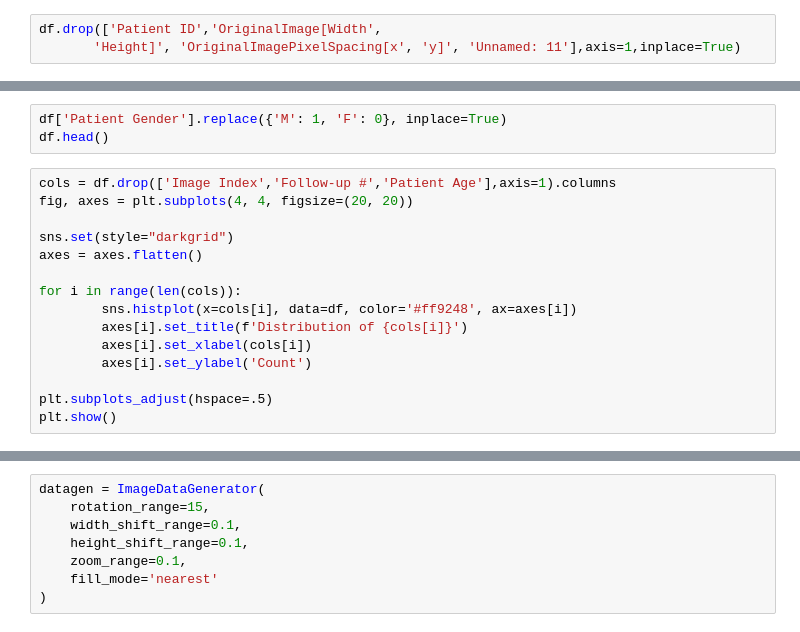
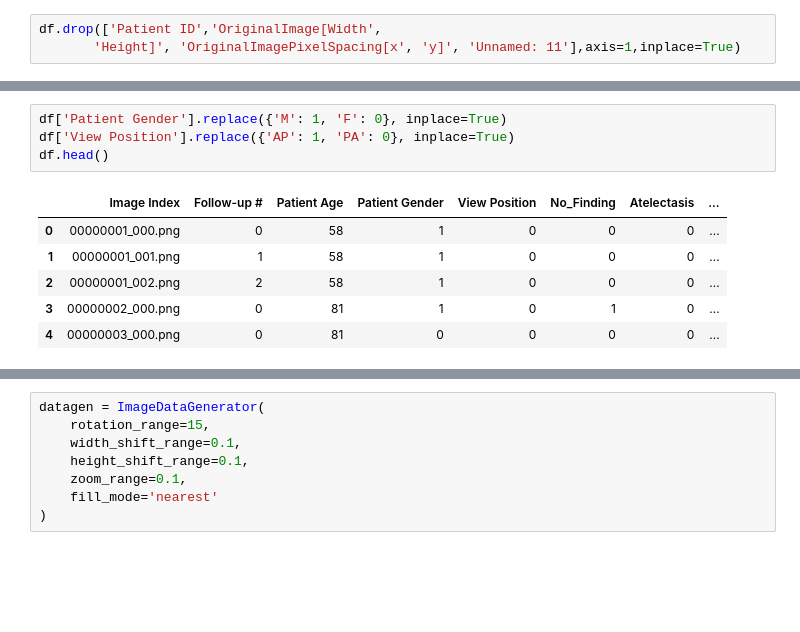
Before and after one commit to qkestacion07/CPE313, a Jupyter notebook: X_ray/train.ipynb, the cells around one changed output, grey strips where cells are left out. Cells and saved outputs as stored; diff of their text form; blank space fills up the shorter version.

```diff
--- a/X_ray/train.ipynb
+++ b/X_ray/train.ipynb
@@ -96,21 +219,14 @@ df.info()
 # %%
 df['Patient Gender'].replace({'M': 1, 'F': 0}, inplace=True)
+df['View Position'].replace({'AP': 1, 'PA': 0}, inplace=True)
 df.head()
+# %% [output]
+|  | Image Index | Follow-up # | Patient Age | Patient Gender | View Position | No_Finding | Atelectasis | ... |
+| 0 | 00000001_000.png | 0 | 58 | 1 | 0 | 0 | 0 | ... |
+| 1 | 00000001_001.png | 1 | 58 | 1 | 0 | 0 | 0 | ... |
+| 2 | 00000001_002.png | 2 | 58 | 1 | 0 | 0 | 0 | ... |
+| 3 | 00000002_000.png | 0 | 81 | 1 | 0 | 1 | 0 | ... |
+| 4 | 00000003_000.png | 0 | 81 | 0 | 0 | 0 | 0 | ... |
-# %%
-cols = df.drop(['Image Index','Follow-up #','Patient Age'],axis=1).columns
-fig, axes = plt.subplots(4, 4, figsize=(20, 20))
-
-sns.set(style="darkgrid")
-axes = axes.flatten()
-
-for i in range(len(cols)):
-        sns.histplot(x=cols[i], data=df, color='#ff9248', ax=axes[i])
-        axes[i].set_title(f'Distribution of {cols[i]}')
-        axes[i].set_xlabel(cols[i])
-        axes[i].set_ylabel('Count')
-
-plt.subplots_adjust(hspace=.5)
-plt.show()
 # %%
 images_dir = 'D:\\Downloads\\xrays\\images'
 image_files = os.listdir(images_dir)
```
Also changed, not shown: parts of 49 cells of this notebook, 2 other files.
